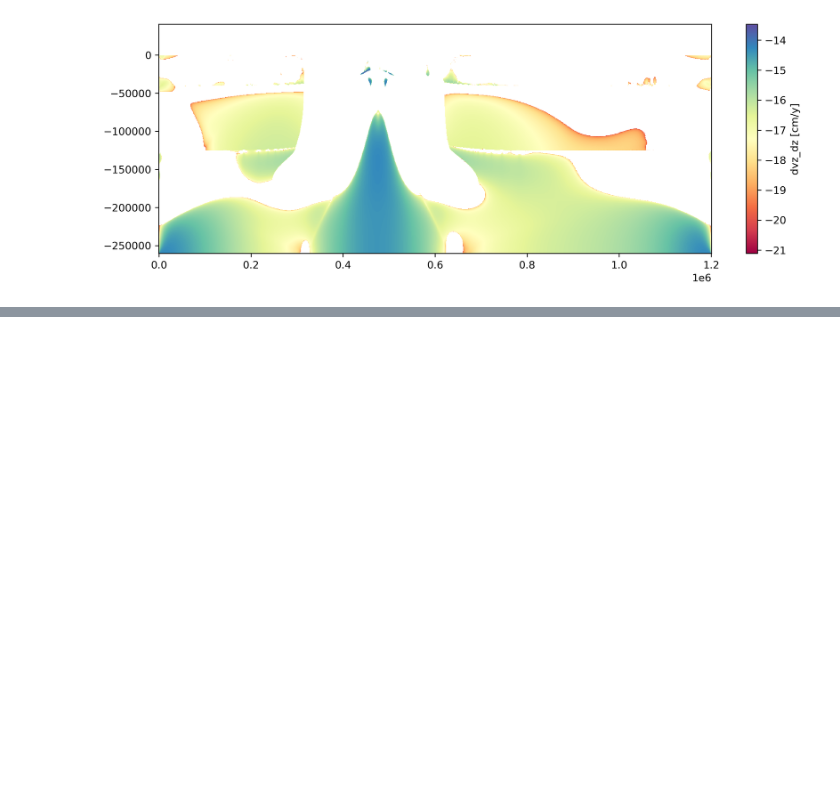
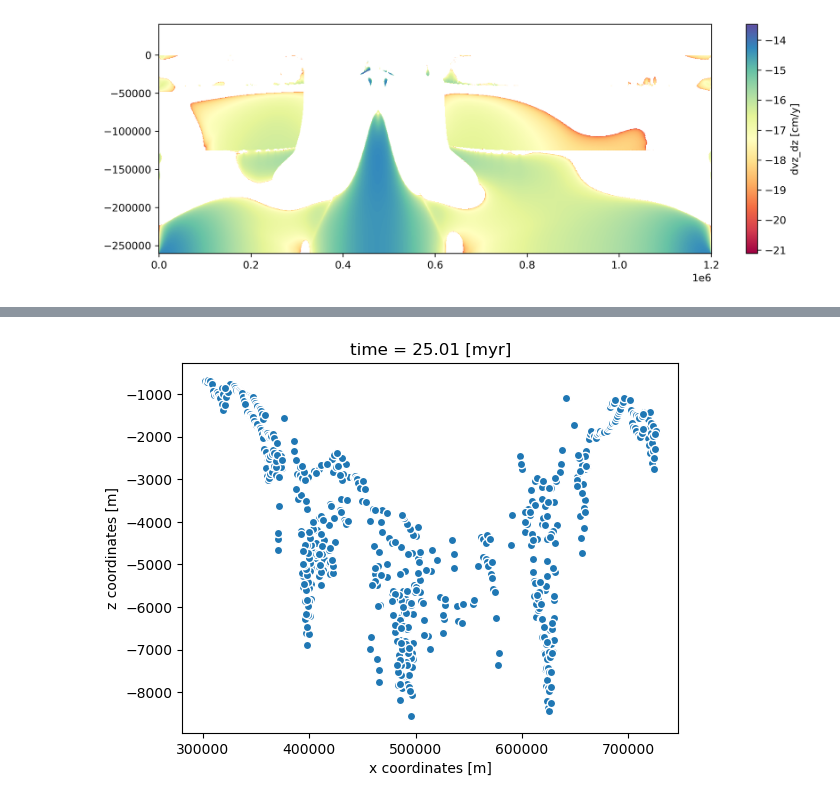
Before and after one commit to ggciag/tapioca, a Jupyter notebook: mandyoc_class_tests.ipynb, the cells around one changed output, grey strips where cells are left out. Drawn from its saved outputs; the diff is of its cells as text; code cells hidden in the pictures; blank space fills up the shorter version.

Commit message:
edit functions to manipulate particles: selection on DataTree structure. It still needs tests

```diff
--- a/mandyoc_class_tests.ipynb
+++ b/mandyoc_class_tests.ipynb
@@ -704,0 +740,7 @@ plt.colorbar(label='dvz_dz [cm/y]')
+# %%
+scentsel = scen.DTree.sel(time=25,method='nearest').sel(x=slice(0e3,1200e3))
+# %%
+scentsel.particles['seltime_0-20'].ds.plot.scatter(x='x',y='z',cmap='viridis')
+plt.show()
+# %% [output]
+[figure, added]
```
Also changed, not shown: parts of 8 cells of this notebook.
